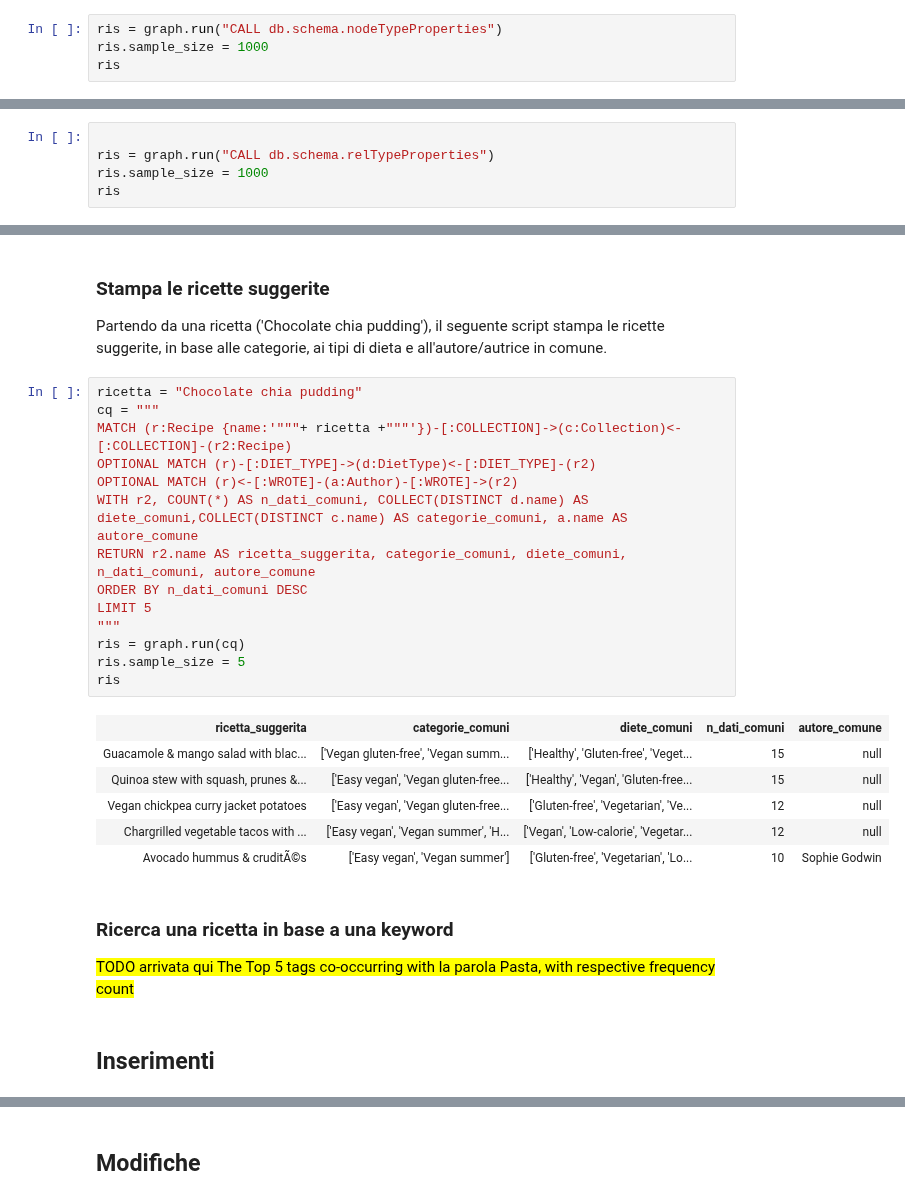
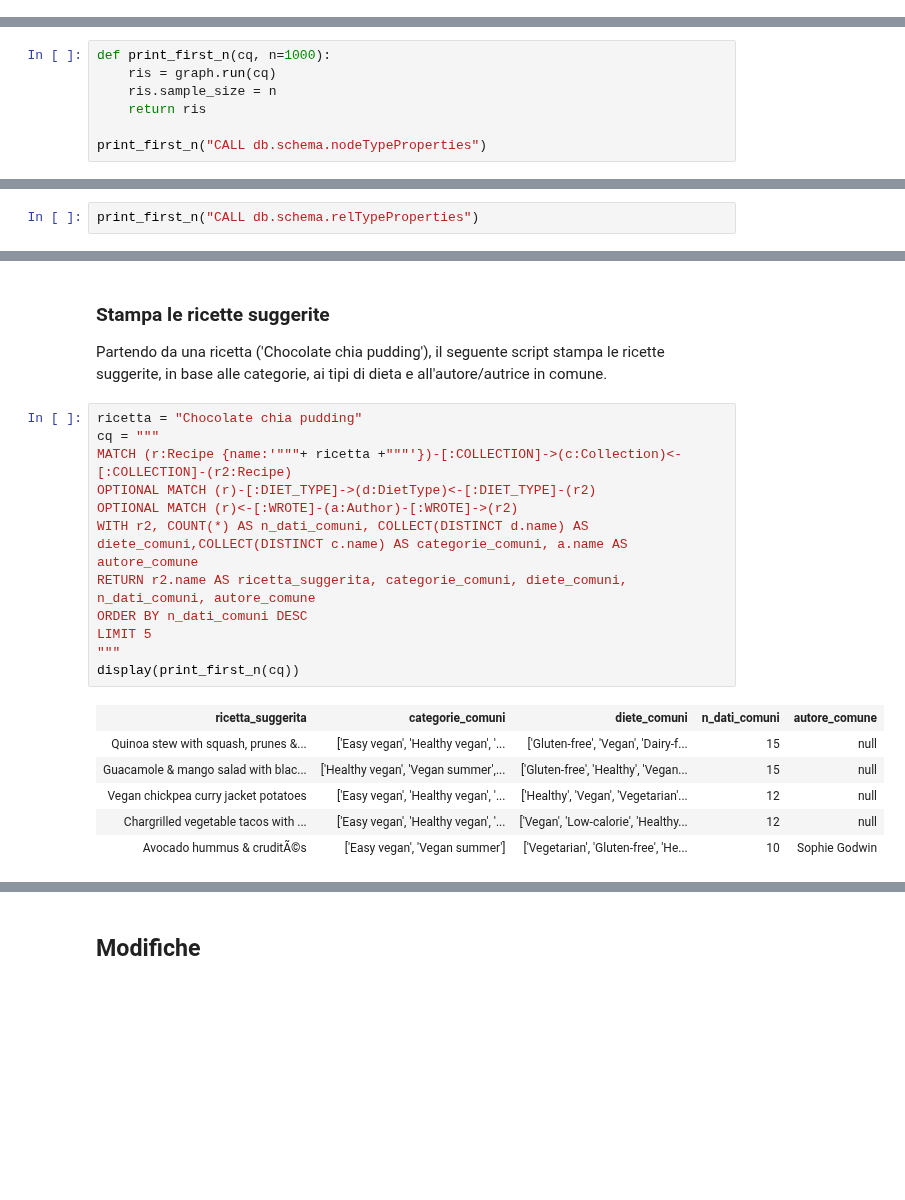
Before and after one commit to ElenaCurti/big-data, a Jupyter notebook: Attivita_04_Neo4j/app.ipynb, the cells around one changed output, grey strips where cells are left out. Cells and saved outputs as stored; diff of their text form; blank space fills up the shorter version.

```diff
--- a/Attivita_04_Neo4j/app.ipynb
+++ b/Attivita_04_Neo4j/app.ipynb
@@ -320,7 +320,3 @@ graph.run(" CREATE INDEX IF NOT EXISTS FOR (n:Recipe) ON (n.name);")
 Dopo le modifiche, lo schema finale è il seguente:
 # %% [markdown]
 ![schema](img/db_schema_finale.png)
-# %%
-ris = graph.run("CALL db.schema.nodeTypeProperties")
-ris.sample_size = 1000
-ris
@@ -341,0 +323,7 @@ ris
+# %%
+def print_first_n(cq, n=1000):
+    ris = graph.run(cq)
+    ris.sample_size = n
+    return ris
+
+print_first_n("CALL db.schema.nodeTypeProperties")
@@ -342,8 +345,5 @@ ris
 # %%
-
-ris = graph.run("CALL db.schema.relTypeProperties")
-ris.sample_size = 1000
-ris
+print_first_n("CALL db.schema.relTypeProperties")
 # %% [output]
 | relType | propertyName | propertyTypes | mandatory |
 | :`WROTE` | null | null | false |
@@ -575,27 +559,19 @@ Partendo da una ricetta ('Chocolate chia pudding'), il seguente script stampa le
 # %%
 ricetta = "Chocolate chia pudding"
 cq = """
 MATCH (r:Recipe {name:'"""+ ricetta +"""'})-[:COLLECTION]->(c:Collection)<-[:COLLECTION]-(r2:Recipe)
 OPTIONAL MATCH (r)-[:DIET_TYPE]->(d:DietType)<-[:DIET_TYPE]-(r2)
 OPTIONAL MATCH (r)<-[:WROTE]-(a:Author)-[:WROTE]->(r2)
 WITH r2, COUNT(*) AS n_dati_comuni, COLLECT(DISTINCT d.name) AS diete_comuni,COLLECT(DISTINCT c.name) AS categorie_comuni, a.name AS autore_comune
 RETURN r2.name AS ricetta_suggerita, categorie_comuni, diete_comuni, n_dati_comuni, autore_comune
 ORDER BY n_dati_comuni DESC
 LIMIT 5
 """
-ris = graph.run(cq)
-ris.sample_size = 5
-ris
+display(print_first_n(cq))
 # %% [output]
 | ricetta_suggerita | categorie_comuni | diete_comuni | n_dati_comuni | autore_comune |
-| Guacamole & mango salad with blac... | ['Vegan gluten-free', 'Vegan summ... | ['Healthy', 'Gluten-free', 'Veget... | 15 | null |
-| Quinoa stew with squash, prunes &... | ['Easy vegan', 'Vegan gluten-free... | ['Healthy', 'Vegan', 'Gluten-free... | 15 | null |
-| Vegan chickpea curry jacket potatoes | ['Easy vegan', 'Vegan gluten-free... | ['Gluten-free', 'Vegetarian', 'Ve... | 12 | null |
-| Chargrilled vegetable tacos with ... | ['Easy vegan', 'Vegan summer', 'H... | ['Vegan', 'Low-calorie', 'Vegetar... | 12 | null |
-| Avocado hummus & cruditÃ©s | ['Easy vegan', 'Vegan summer'] | ['Gluten-free', 'Vegetarian', 'Lo... | 10 | Sophie Godwin |
+| Quinoa stew with squash, prunes &... | ['Easy vegan', 'Healthy vegan', '... | ['Gluten-free', 'Vegan', 'Dairy-f... | 15 | null |
+| Guacamole & mango salad with blac... | ['Healthy vegan', 'Vegan summer',... | ['Gluten-free', 'Healthy', 'Vegan... | 15 | null |
+| Vegan chickpea curry jacket potatoes | ['Easy vegan', 'Healthy vegan', '... | ['Healthy', 'Vegan', 'Vegetarian'... | 12 | null |
+| Chargrilled vegetable tacos with ... | ['Easy vegan', 'Healthy vegan', '... | ['Vegan', 'Low-calorie', 'Healthy... | 12 | null |
+| Avocado hummus & cruditÃ©s | ['Easy vegan', 'Vegan summer'] | ['Vegetarian', 'Gluten-free', 'He... | 10 | Sophie Godwin |
-# %% [markdown]
-### Ricerca una ricetta in base a una keyword
-<mark> TODO arrivata qui
-The Top 5 tags co-occurring with la parola Pasta, with respective frequency count
-# %% [markdown]
-## Inserimenti
```
Also changed, not shown: parts of 11 cells of this notebook, 1 other file.
